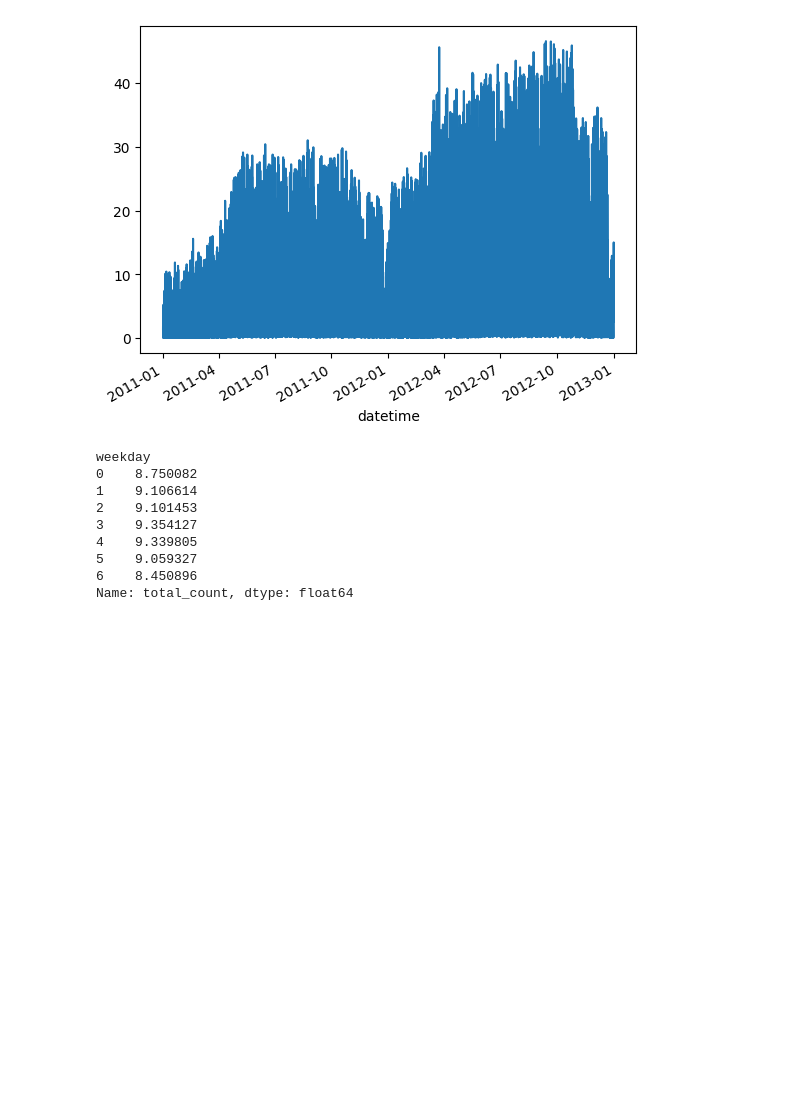
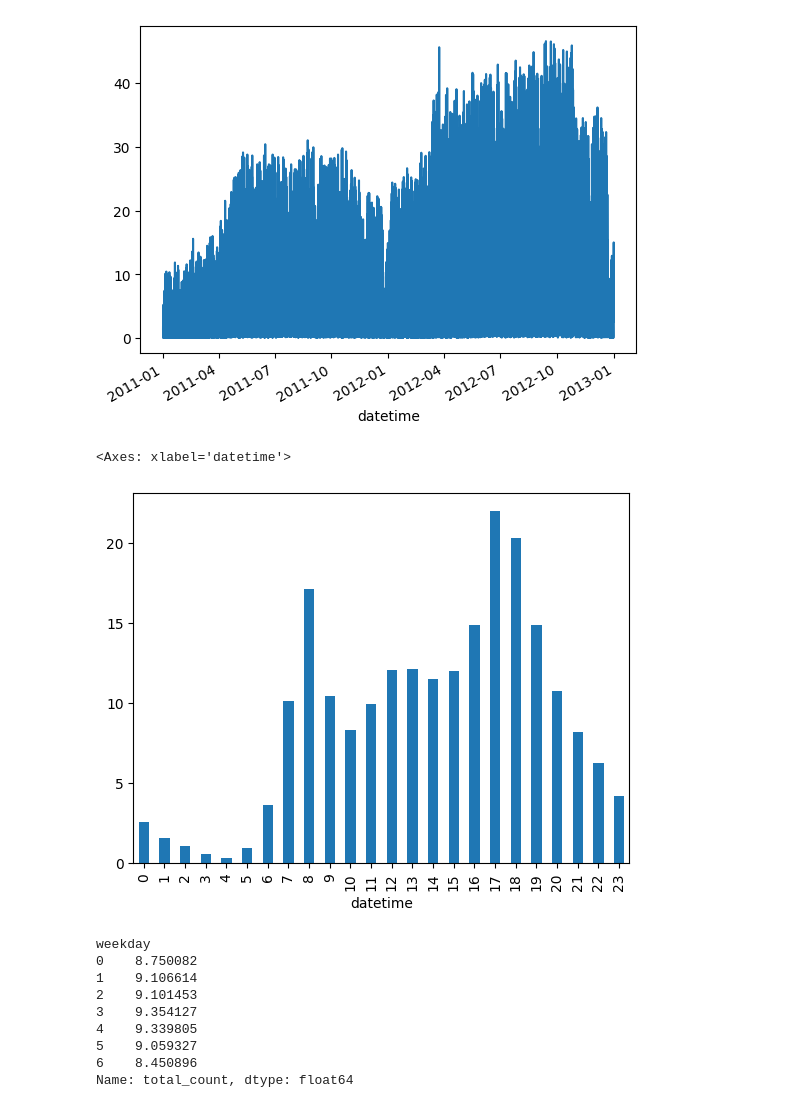
Before and after one commit to jayeshmanani/MLOps-Level3, a Jupyter notebook: week-3/eda.ipynb, the cells around one changed output. Cells and saved outputs as stored; diff of their text form; code cells hidden in the pictures; blank space fills up the shorter version.

```diff
--- a/week-3/eda.ipynb
+++ b/week-3/eda.ipynb
@@ -142,6 +139,11 @@ data.groupby("datetime")["total_count"].mean().plot()
 # %% [output]
 <Axes: xlabel='datetime'>
 [figure]
+# %%
+data.groupby(data["datetime"].dt.hour)["total_count"].mean().plot(kind="bar")
+# %% [output]
+<Axes: xlabel='datetime'>
+[figure, added]
 # %%
 data.groupby("weekday")["total_count"].mean()
 # %% [output]
```
Also changed, not shown: parts of 18 cells of this notebook, 7 other files.
